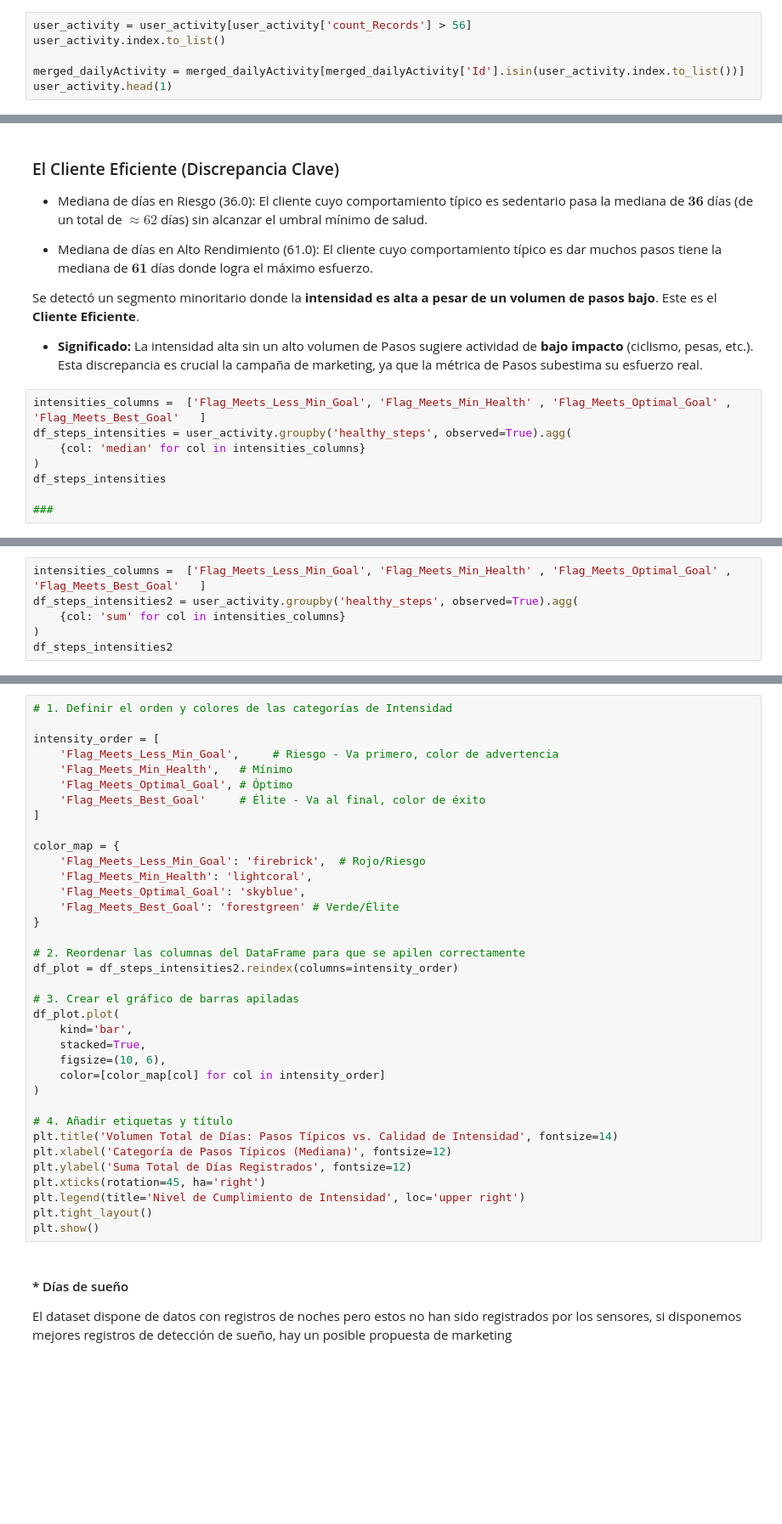
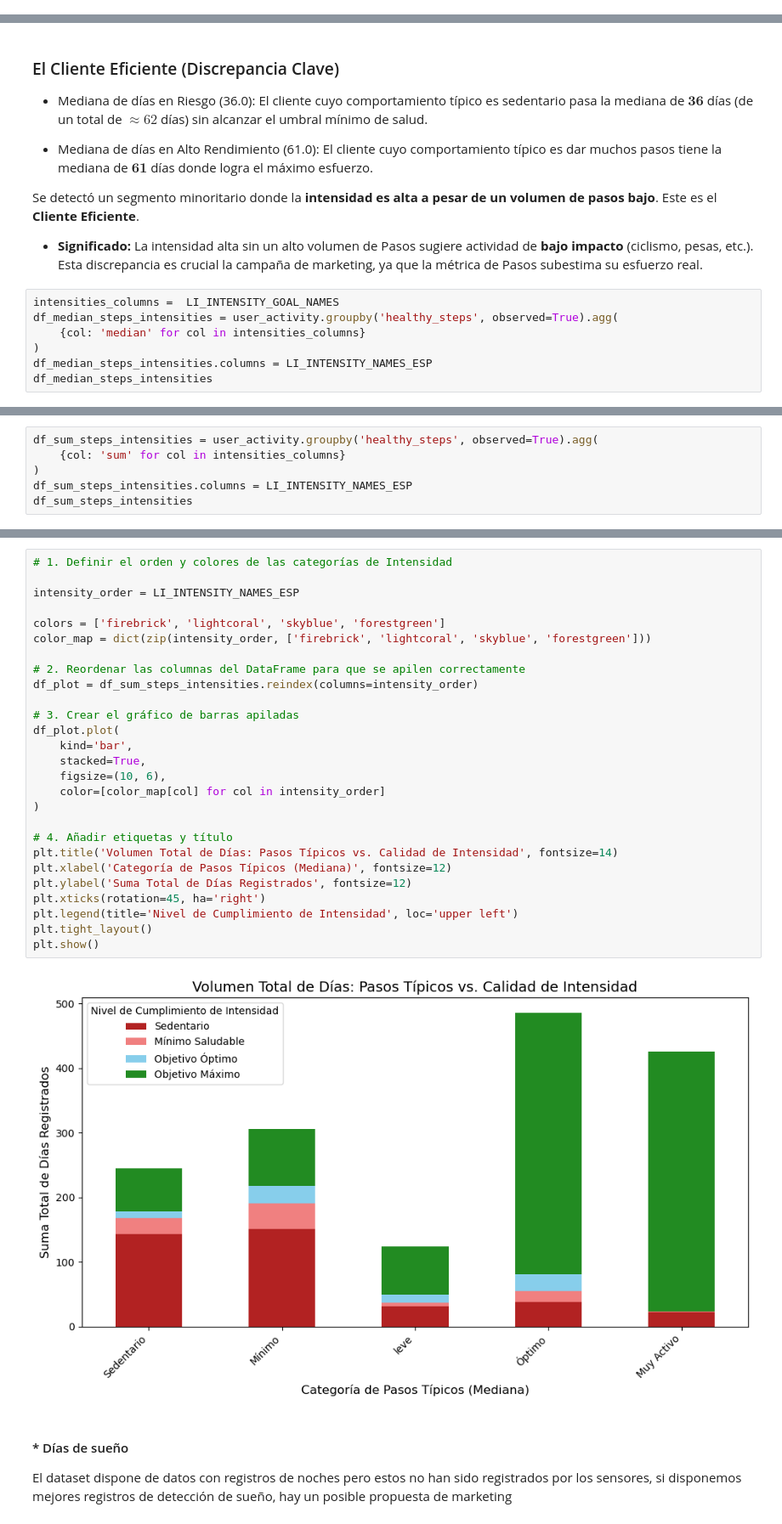
Before and after one commit to MauricioVrx/Bellabeat-Strategic-Segmentation-Analysis, a Jupyter notebook: FitBit_data_analyst.ipynb, the cells around one changed output, grey strips where cells are left out. Shown: that part at 85% size. Saved outputs shown, nothing was run; the diff lists cells and outputs as text; blank space fills up the shorter version.

```diff
--- a/FitBit_data_analyst.ipynb
+++ b/FitBit_data_analyst.ipynb
@@ -325,9 +319,3 @@ user_activity.groupby('activity_days', observed=True)['count_Records'].count()
-# %%
-user_activity = user_activity[user_activity['count_Records'] > 56]
-user_activity.index.to_list()
-
-merged_dailyActivity = merged_dailyActivity[merged_dailyActivity['Id'].isin(user_activity.index.to_list())]
-user_activity.head(1)
 # %% [markdown]
 ### -. Prueba Visual: Diagrama de Dispersión (Volumen vs. Intensidad)
 
@@ -464,10 +451,9 @@ Se detectó un segmento minoritario donde la **intensidad es alta a pesar de un
 
 * **Significado:** La intensidad alta sin un alto volumen de Pasos sugiere actividad de **bajo impacto** (ciclismo, pesas, etc.). Esta discrepancia es crucial la campaña de marketing, ya que la métrica de Pasos subestima su esfuerzo real.
 # %%
-intensities_columns =  ['Flag_Meets_Less_Min_Goal', 'Flag_Meets_Min_Health' , 'Flag_Meets_Optimal_Goal' , 'Flag_Meets_Best_Goal'   ]
-df_steps_intensities = user_activity.groupby('healthy_steps', observed=True).agg(
+intensities_columns =  LI_INTENSITY_GOAL_NAMES
+df_median_steps_intensities = user_activity.groupby('healthy_steps', observed=True).agg(
     {col: 'median' for col in intensities_columns}
 )
-df_steps_intensities
-
-###
+df_median_steps_intensities.columns = LI_INTENSITY_NAMES_ESP
+df_median_steps_intensities
@@ -510,6 +508,6 @@ Aunque la inactividad de élite se concentra en los segmentos activos, es crucia
 # %%
-intensities_columns =  ['Flag_Meets_Less_Min_Goal', 'Flag_Meets_Min_Health' , 'Flag_Meets_Optimal_Goal' , 'Flag_Meets_Best_Goal'   ]
-df_steps_intensities2 = user_activity.groupby('healthy_steps', observed=True).agg(
+df_sum_steps_intensities = user_activity.groupby('healthy_steps', observed=True).agg(
     {col: 'sum' for col in intensities_columns}
 )
-df_steps_intensities2
+df_sum_steps_intensities.columns = LI_INTENSITY_NAMES_ESP
+df_sum_steps_intensities
@@ -516,39 +522,32 @@ df_steps_intensities2
 # %%
 # 1. Definir el orden y colores de las categorías de Intensidad
 
-intensity_order = [
-    'Flag_Meets_Less_Min_Goal',     # Riesgo - Va primero, color de advertencia
-    'Flag_Meets_Min_Health',   # Mínimo
-    'Flag_Meets_Optimal_Goal', # Óptimo
-    'Flag_Meets_Best_Goal'     # Élite - Va al final, color de éxito
-]
+intensity_order = LI_INTENSITY_NAMES_ESP
 
-color_map = {
-    'Flag_Meets_Less_Min_Goal': 'firebrick',  # Rojo/Riesgo
-    'Flag_Meets_Min_Health': 'lightcoral',
-    'Flag_Meets_Optimal_Goal': 'skyblue',
-    'Flag_Meets_Best_Goal': 'forestgreen' # Verde/Élite
-}
+colors = ['firebrick', 'lightcoral', 'skyblue', 'forestgreen']
+color_map = dict(zip(intensity_order, ['firebrick', 'lightcoral', 'skyblue', 'forestgreen']))
 
 # 2. Reordenar las columnas del DataFrame para que se apilen correctamente
-df_plot = df_steps_intensities2.reindex(columns=intensity_order)
+df_plot = df_sum_steps_intensities.reindex(columns=intensity_order)
 
 # 3. Crear el gráfico de barras apiladas
 df_plot.plot(
     kind='bar',
     stacked=True,
     figsize=(10, 6),
     color=[color_map[col] for col in intensity_order]
 )
 
 # 4. Añadir etiquetas y título
 plt.title('Volumen Total de Días: Pasos Típicos vs. Calidad de Intensidad', fontsize=14)
 plt.xlabel('Categoría de Pasos Típicos (Mediana)', fontsize=12)
 plt.ylabel('Suma Total de Días Registrados', fontsize=12)
 plt.xticks(rotation=45, ha='right')
-plt.legend(title='Nivel de Cumplimiento de Intensidad', loc='upper right')
+plt.legend(title='Nivel de Cumplimiento de Intensidad', loc='upper left')
 plt.tight_layout()
 plt.show()
+# %% [output]
+[figure, added]
 # %% [markdown]
 #### * Días de sueño
 El dataset dispone de datos con registros de noches pero estos no han sido registrados por los sensores,
```
Also changed, not shown: parts of 31 cells of this notebook.
